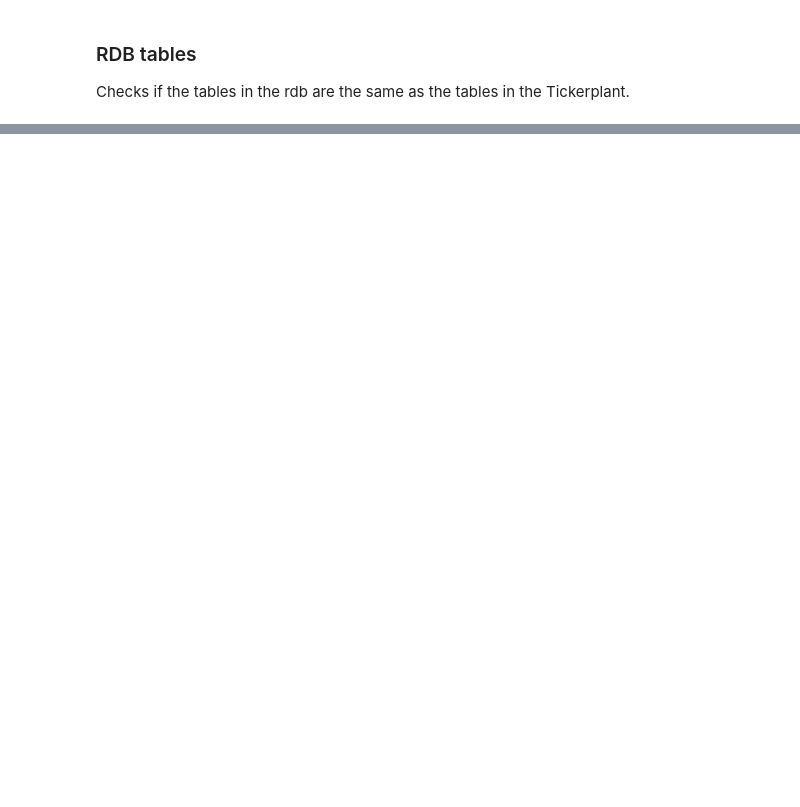
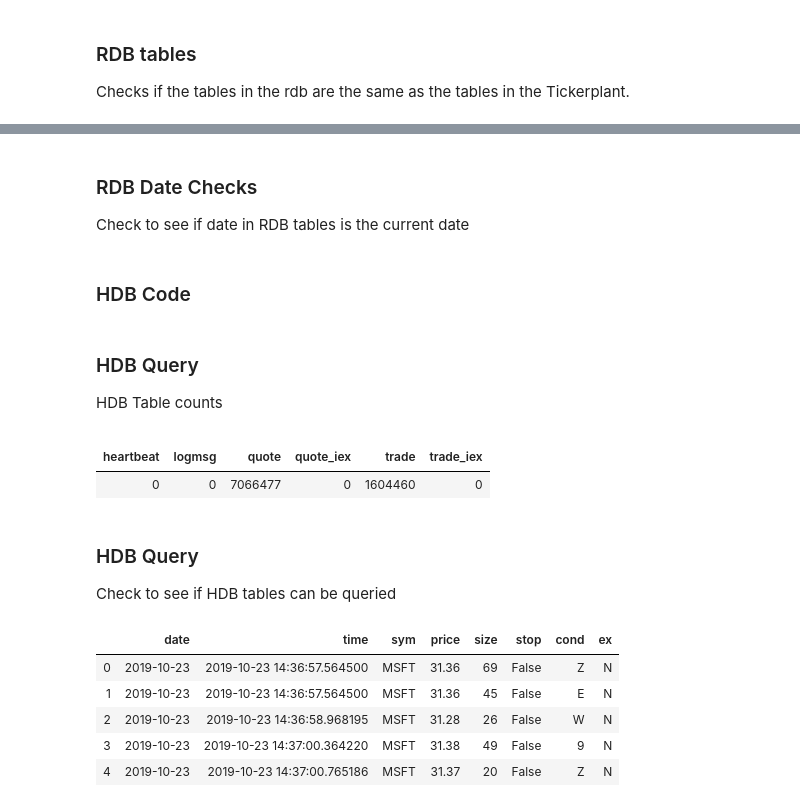
Before and after one commit to PeterSmiley/TorQ, a Jupyter notebook: test1.ipynb, the cells around one changed output, grey strips where cells are left out. Saved outputs shown, nothing was run; the diff lists cells and outputs as text; code cells hidden in the pictures; blank space fills up the shorter version.

Commit message:
Additionaly checks added

```diff
--- a/test1.ipynb
+++ b/test1.ipynb
@@ -167,3 +181,18 @@ zW2
+# %%
+with qcon(host, port=find_portno('rdb1'), username=un, password=pswd,timeout=3.0) as q:
+
+    #Check tables in rdb are same as tables in tickerplant
+    tables = q('all 1_tables[] in ((exec w from .servers.SERVERS where proctype=`tickerplant)0)("tables[]")')
+    #Check count of tables in rdb - data is being sent from the tickerplant
+    tptordb = q('enlist tables[]!count each value each tables[]', pandas=True)
+    #Check rdb can be queried
+    rdbtquery = q('-5#select from trade', pandas=True)
+    #dbqquery = q('-5#select from quote', pandas=True)
+    byte_decode(rdbtquery,['sym'])
+
+    #Check that only data from today is present in the rdb tables
+    onedatet = q('select Currentdate:all .z.d=distinct (`date$time) from trade', pandas=True)
+    #ondedateq = q('select Currentdate:all .z.d=distinct (`date$time) from quote', pandas=True)
 # %% [markdown]
 ### RDB tables
 
@@ -170,0 +234,3 @@ Checks if the tables in the rdb are the same as the tables in the Tickerplant.
+# %% [markdown]
+### RDB Date Checks
+Check to see if date in RDB tables is the current date
@@ -170,0 +242,32 @@ Checks if the tables in the rdb are the same as the tables in the Tickerplant.
+# %% [markdown]
+### HDB Code
+# %%
+with qcon(host, port=find_portno('hdb1'), username=un, password=pswd,timeout=3.0) as q:
+
+    #Check hdb table counts excl. eod_summary and eod_summary_iex
+    hdbtablecount=q('enlist tables[]!count each value each tables[]',pandas=True)
+
+
+    lastdayquery=q('5#select from trade where date=.z.d-1', pandas=True)
+    byte_decode(lastdayquery,['sym'])
+# %% [markdown]
+### HDB Query
+HDB Table counts
+# %%
+hdbtablecount.set_index(hdbtablecount.columns.tolist())
+# %% [output]
+|  |  |  |  |  |  |
+| heartbeat | logmsg | quote | quote_iex | trade | trade_iex |
+| 0 | 0 | 7066477 | 0 | 1604460 | 0 |
+# %% [markdown]
+### HDB Query
+Check to see if HDB tables can be queried
+# %%
+lastdayquery
+# %% [output]
+|  | date | time | sym | price | size | stop | cond | ex |
+| 0 | 2019-10-23 | 2019-10-23 14:36:57.564500 | MSFT | 31.36 | 69 | False | Z | N |
+| 1 | 2019-10-23 | 2019-10-23 14:36:57.564500 | MSFT | 31.36 | 45 | False | E | N |
+| 2 | 2019-10-23 | 2019-10-23 14:36:58.968195 | MSFT | 31.28 | 26 | False | W | N |
+| 3 | 2019-10-23 | 2019-10-23 14:37:00.364220 | MSFT | 31.38 | 49 | False | 9 | N |
+| 4 | 2019-10-23 | 2019-10-23 14:37:00.765186 | MSFT | 31.37 | 20 | False | Z | N |
```
Also changed, not shown: parts of 15 cells of this notebook.
